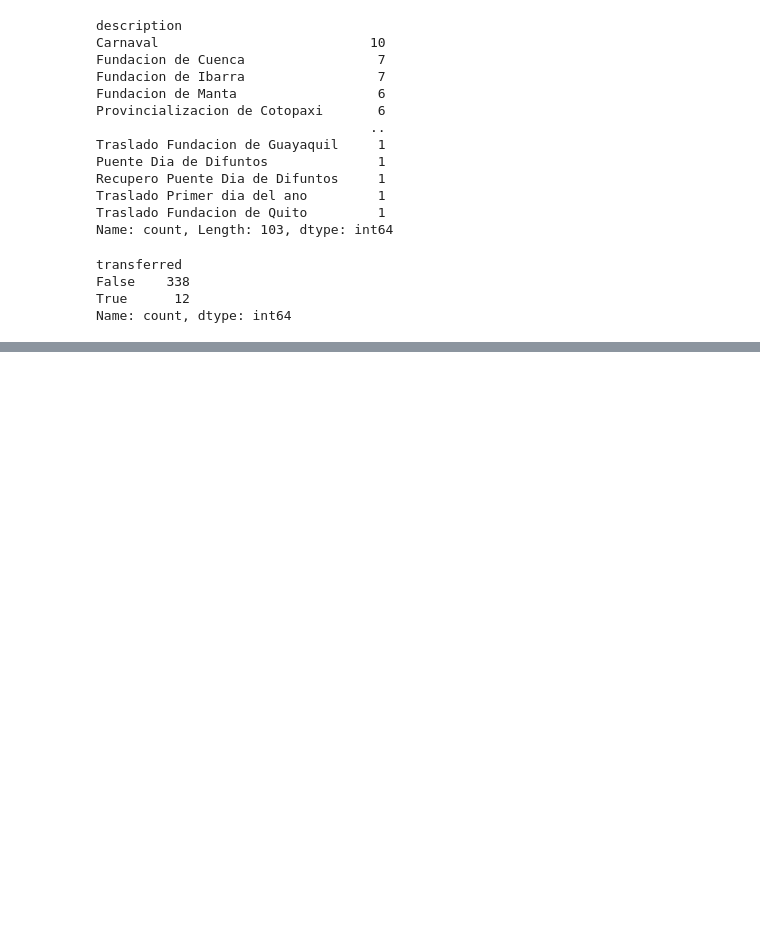
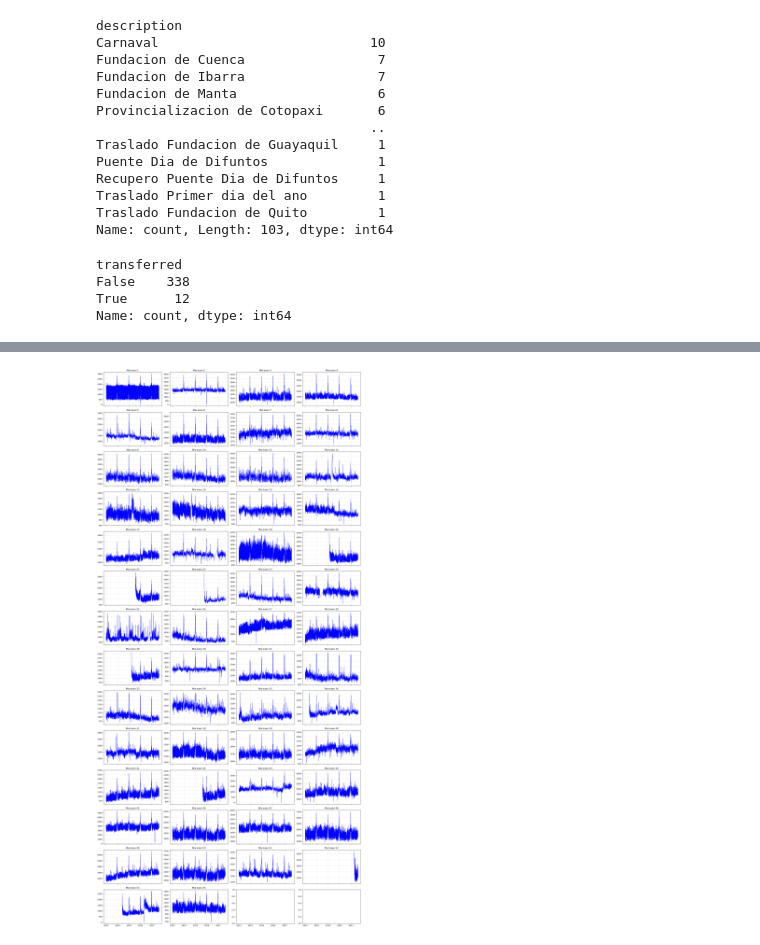
Before and after one commit to TeGPro/store-sales-forecast, a Jupyter notebook: research.ipynb, the cells around one changed output, grey strips where cells are left out. Drawn from its saved outputs; the diff is of its cells as text; code cells hidden in the pictures; blank space fills up the shorter version.

```diff
--- a/research.ipynb
+++ b/research.ipynb
@@ -101,0 +229,3 @@ Name: count, dtype: int64
+# %%
+df_transactions = pd.read_csv('data/transactions.csv')
+df_transactions.head()
@@ -101,0 +239,3 @@ Name: count, dtype: int64
+# %%
+df_transactions['date'] = pd.to_datetime(df_transactions['date'])
+df_transactions = df_transactions.set_index('date')
@@ -101,0 +266,32 @@ Name: count, dtype: int64
+# %%
+# Посмотрим транзакции по магазинам
+
+stores = df_transactions['store_nbr'].unique()
+
+cols = 4
+rows = math.ceil(len(stores) / cols)
+# %%
+fig, axes = plt.subplots(
+    rows,
+    cols,
+    figsize = (20, rows * 3),
+    sharex = True
+)
+
+axes = axes.flatten()
+
+for i, (store, data) in enumerate(df_transactions.groupby('store_nbr')):
+    axes[i].plot(
+        data.index,
+        data['transactions'],
+        color='blue',
+        linewidth = 0.8
+    )
+
+    axes[i].set_title(f"Магазин {store}")
+    axes[i].grid(True, alpha = 0.3)
+
+plt.tight_layout()
+plt.show()
+# %% [output]
+[figure, added]
```
Also changed, not shown: parts of 21 cells of this notebook.
